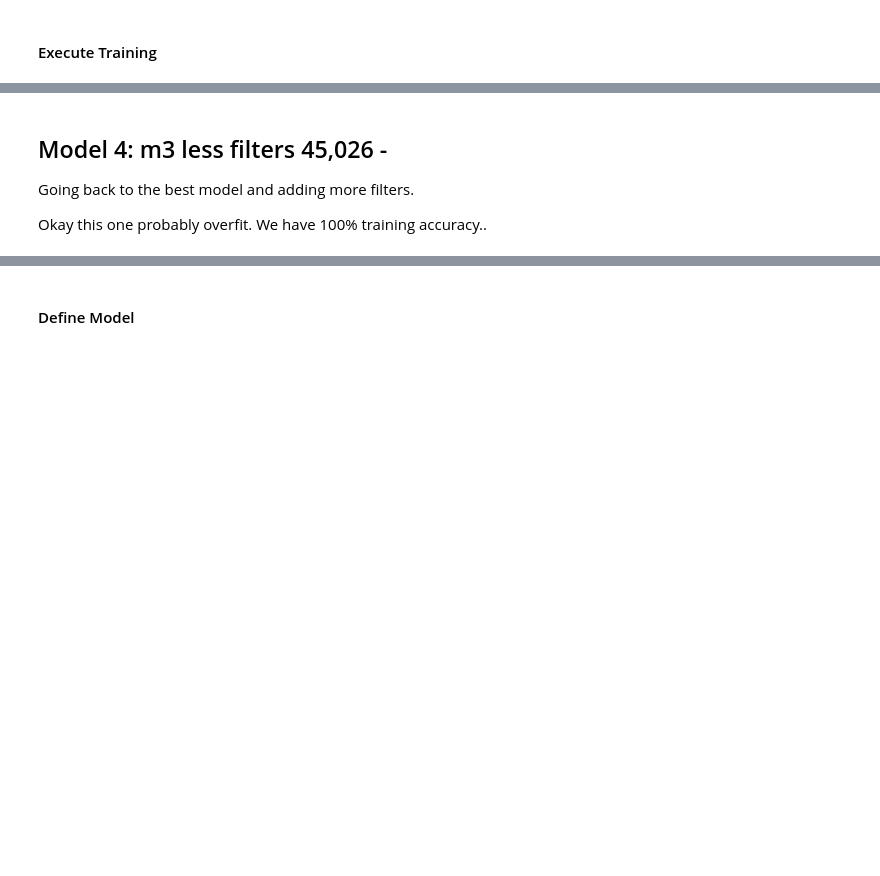
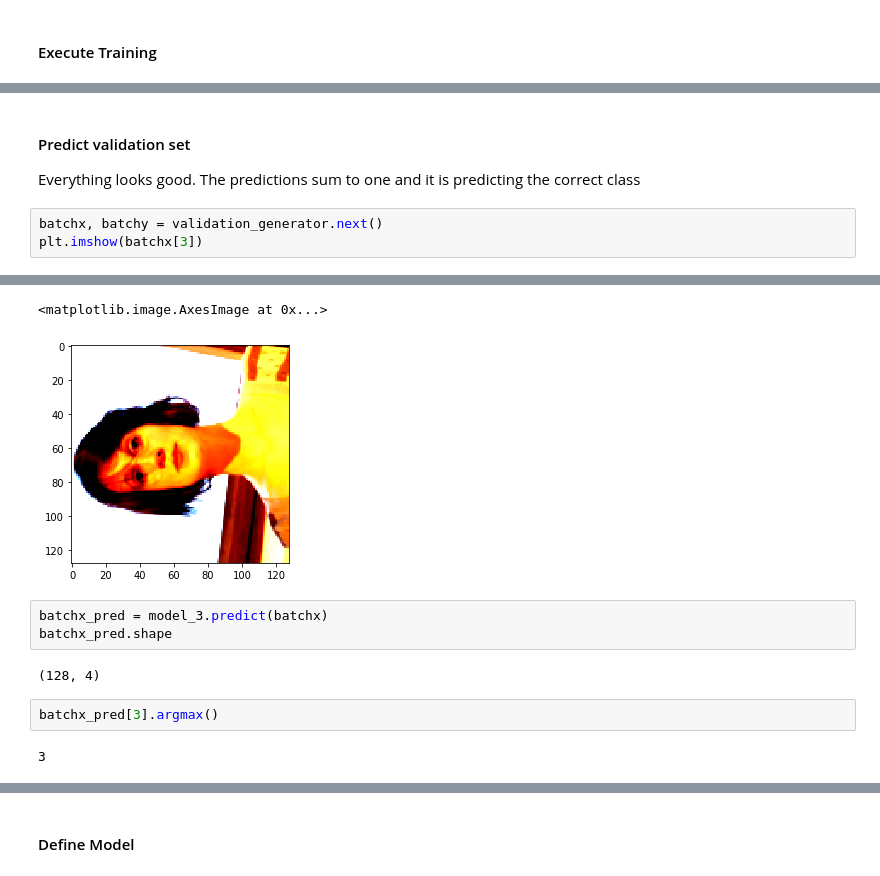
Before and after one commit to realleyriley/Honors-Thesis, a Jupyter notebook: notebooks/7 Shrinkit.ipynb, the cells around one changed output, grey strips where cells are left out. Cells and saved outputs as stored; diff of their text form; blank space fills up the shorter version.

```diff
--- a/notebooks/7 Shrinkit.ipynb
+++ b/notebooks/7 Shrinkit.ipynb
@@ -509,5 +512,7 @@ Best val_acc - 0.9917 (epoch 43)
-# %% [markdown]
-## Model 4: m3 less filters 45,026 -
-Going back to the best model and adding more filters.
-
-Okay this one probably overfit. We have 100% training accuracy..
+# %% [markdown]
+#### Predict validation set
+Everything looks good. The predictions sum to one and it is predicting the correct class
+# %%
+batchx, batchy = validation_generator.next()
+plt.imshow(batchx[3])
+# %% [output]
@@ -513,0 +520,11 @@ Okay this one probably overfit. We have 100% training accuracy..
+<matplotlib.image.AxesImage at 0x...>
+[figure, added]
+# %%
+batchx_pred = model_3.predict(batchx)
+batchx_pred.shape
+# %% [output]
+(128, 4)
+# %%
+batchx_pred[3].argmax()
+# %% [output]
+3
```
Also changed, not shown: parts of 38 cells of this notebook, 3 other files.
